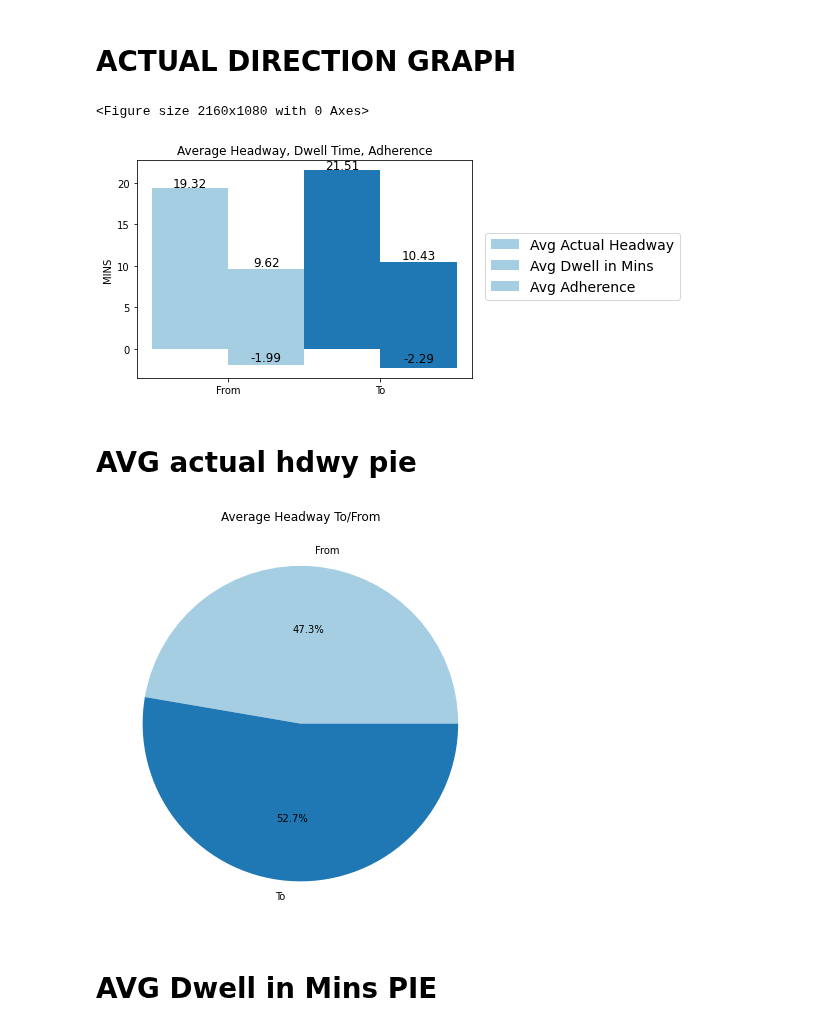
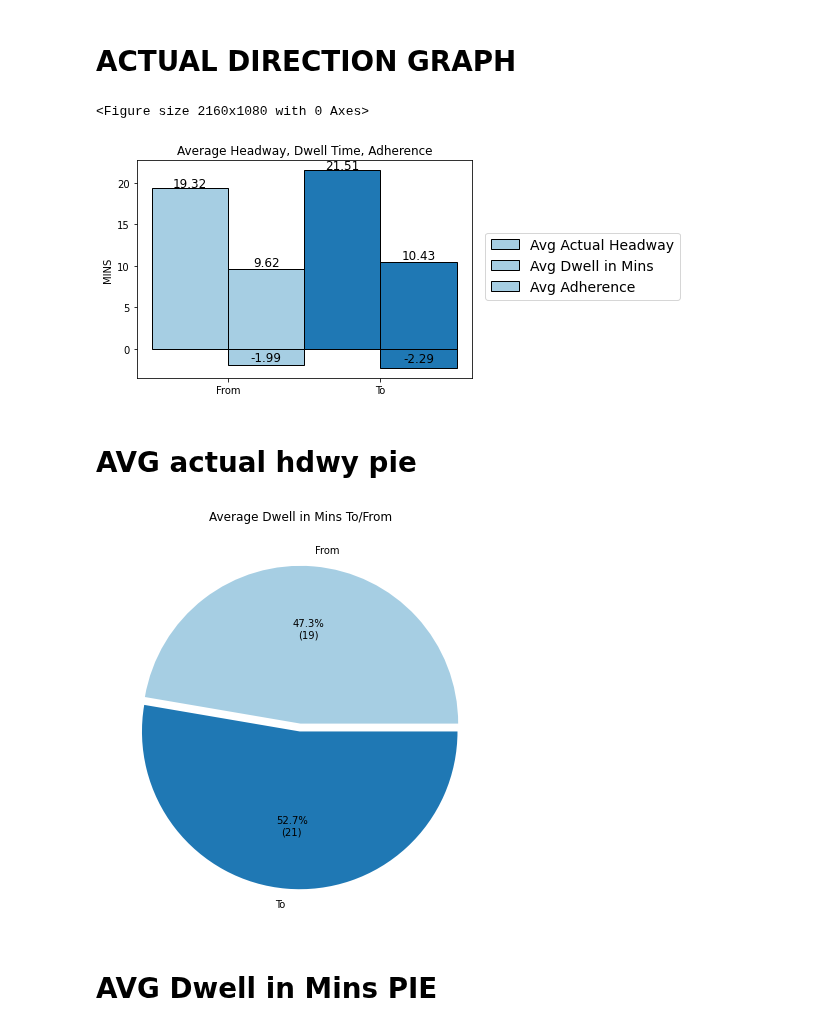
Before and after one commit to NSS-Data-Analytics-Cohort-7/wego-shut_up_and_take_my_query, a Jupyter notebook: WeGo/notebooks/Untitled1.ipynb, the cells around one changed output. Drawn from its saved outputs; the diff is of its cells as text; code cells hidden in the pictures.

Commit message:
edge colors

```diff
--- a/WeGo/notebooks/Untitled1.ipynb
+++ b/WeGo/notebooks/Untitled1.ipynb
@@ -331,9 +331,9 @@ width = 0.5
 
 fig, ax = plt.subplots()
 colors=sns.color_palette('Paired')[0:5]
-rects1 = ax.bar(x - width/2, AVG_ACTUAL_HDWY, width, label= 'Avg Actual Headway', color = colors)
-rects2 = ax.bar(x + width/2, AVG_DWELL_IN_MINS, width, label= 'Avg Dwell in Mins', color = colors)
-rects3 = ax.bar(x + width/2, AVG_ADHERENCE, width, label= 'Avg Adherence', color = colors)
+rects1 = ax.bar(x - width/2, AVG_ACTUAL_HDWY, width, label= 'Avg Actual Headway', color = colors, edgecolor = 'black')
+rects2 = ax.bar(x + width/2, AVG_DWELL_IN_MINS, width, label= 'Avg Dwell in Mins', color = colors, edgecolor = 'black')
+rects3 = ax.bar(x + width/2, AVG_ADHERENCE, width, label= 'Avg Adherence', color = colors, edgecolor = 'black')
 
 
 ax.set_ylabel('MINS')
@@ -350,25 +350,31 @@ ax.bar_label(rects3, label_type='center', color ='black', fontsize=12)
 plt.show;
 # %% [output]
 <Figure size 2160x1080 with 0 Axes>
-[figure, old version]
+[figure, new version]
 # %% [markdown]
 # AVG actual hdwy pie
 # %%
 x= np.array([19.32, 21.52])
 mylabels = ['From', 'To']
 
-colors=sns.color_palette('Paired')
+
+colors= sns.color_palette('Paired')
+
+def func(pct, allvalues):
+    absolute = int(pct / 100.*np.sum(allvalues))
+    return "{:.1f}%\n({:d})".format(pct, absolute)
 
 fig, ax = plt.subplots(figsize=(6, 6))
 explode = (0, 0.05)
 
-ax.pie(x, labels = mylabels, colors = colors, autopct='%.1f%%')
-ax.set_title('Average Headway To/From')
+ax.pie(x, explode = explode, labels = mylabels, colors = colors, autopct=lambda pct: func(pct, x))
+ax.set_title('Average Dwell in Mins To/From')
 plt.tight_layout()
 
+
 plt.show()
 # %% [output]
-[figure, old version]
+[figure, new version]
 # %% [markdown]
 # AVG Dwell in Mins PIE
 # %%
```
Also changed, not shown: parts of 10 cells of this notebook.
